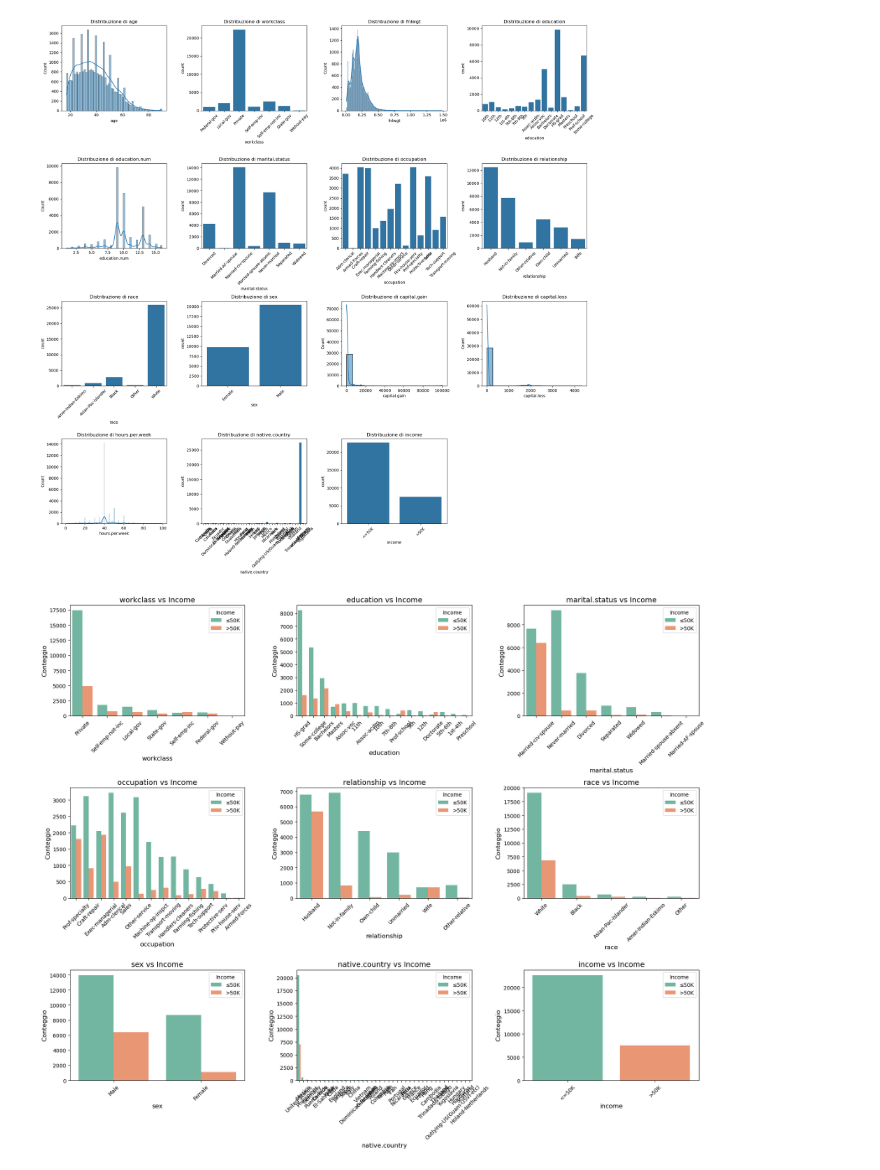
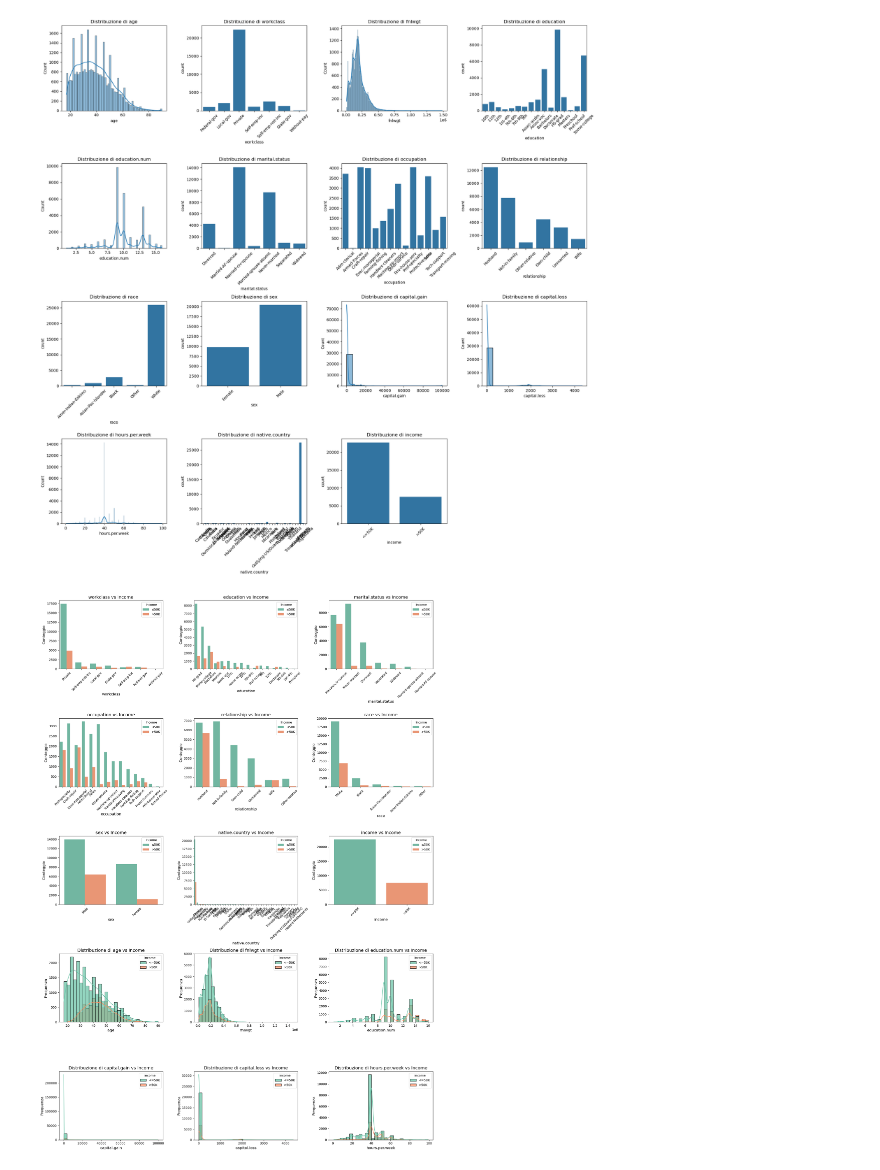
Before and after one commit to keitaVigano/income_classification, a Jupyter notebook: notebook/data_preprocessing.ipynb, the cells around one changed output. Cells and saved outputs as stored; diff of their text form; code cells hidden in the pictures.

```diff
--- a/notebook/data_preprocessing.ipynb
+++ b/notebook/data_preprocessing.ipynb
@@ -206,31 +206,36 @@ plt.show()
 # %% [output]
 [figure]
 # %%
+categorical_columns = df.select_dtypes(include=['object', 'category']).columns
+numerical_columns = df.select_dtypes(include=['int64', 'float64']).columns
 
-# Crea un layout di subplot (adatta il numero di righe e colonne al numero di variabili categoriali)
-num_cols = len(categorical_columns)
-rows = (num_cols + 2) // 3  # 3 grafici per riga
-cols = 3  # Numero di colonne
+total_plots = len(categorical_columns) + len(numerical_columns)
+rows = (total_plots + 2) // 3
+cols = 3
 
 fig, axes = plt.subplots(rows, cols, figsize=(18, rows * 5))
-axes = axes.flatten()  # Per iterare facilmente sugli assi
+axes = axes.flatten()
 
-# Crea un grafico countplot per ogni variabile categoriale rispetto a income
+# 1. Plot categorical variables
 for i, col in enumerate(categorical_columns):
-
     sns.countplot(data=df, x=col, hue='income', palette='Set2', ax=axes[i], order=df[col].value_counts().index)
     axes[i].set_title(f'{col} vs Income', fontsize=14)
     axes[i].set_xlabel(col, fontsize=12)
     axes[i].set_ylabel('Conteggio', fontsize=12)
     axes[i].tick_params(axis='x', rotation=45)  # Ruota le etichette per leggibilità
     axes[i].legend(title='Income', labels=['≤50K', '>50K'])
 
-# Rimuovi eventuali assi vuoti (se ci sono meno variabili rispetto ai subplot creati)
-for j in range(len(categorical_columns), len(axes)):
+# 2. Plot numeric variables
+for i, col in enumerate(numerical_columns, start=len(categorical_columns)):
+    sns.histplot(data=df, x=col, kde=True, hue='income', palette='Set2', ax=axes[i], bins=30, alpha=0.7)
+    axes[i].set_title(f'Distribuzione di {col} vs Income', fontsize=14)
+    axes[i].set_xlabel(col, fontsize=12)
+    axes[i].set_ylabel('Frequenza', fontsize=12)
+
+for j in range(total_plots, len(axes)):
     fig.delaxes(axes[j])
 
-# Adatta il layout
 plt.tight_layout()
 plt.show()
 # %% [output]
-[figure, old version]
+[figure, new version]
```
Also changed, not shown: parts of 8 cells of this notebook, 1 other file.
